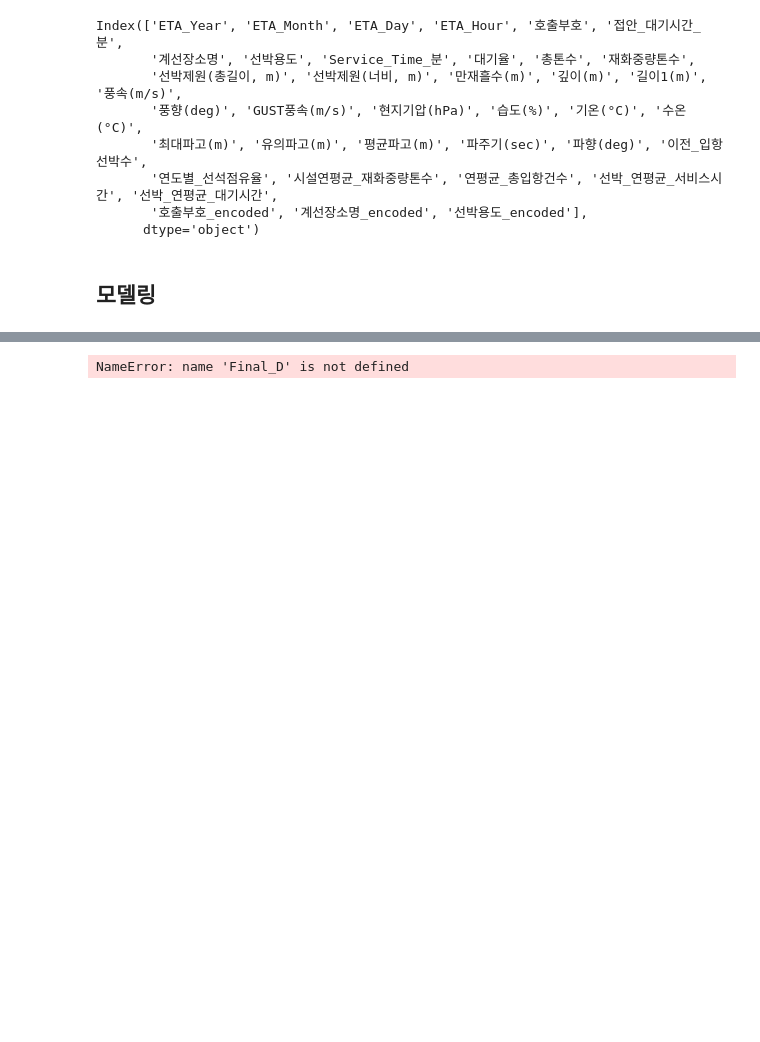
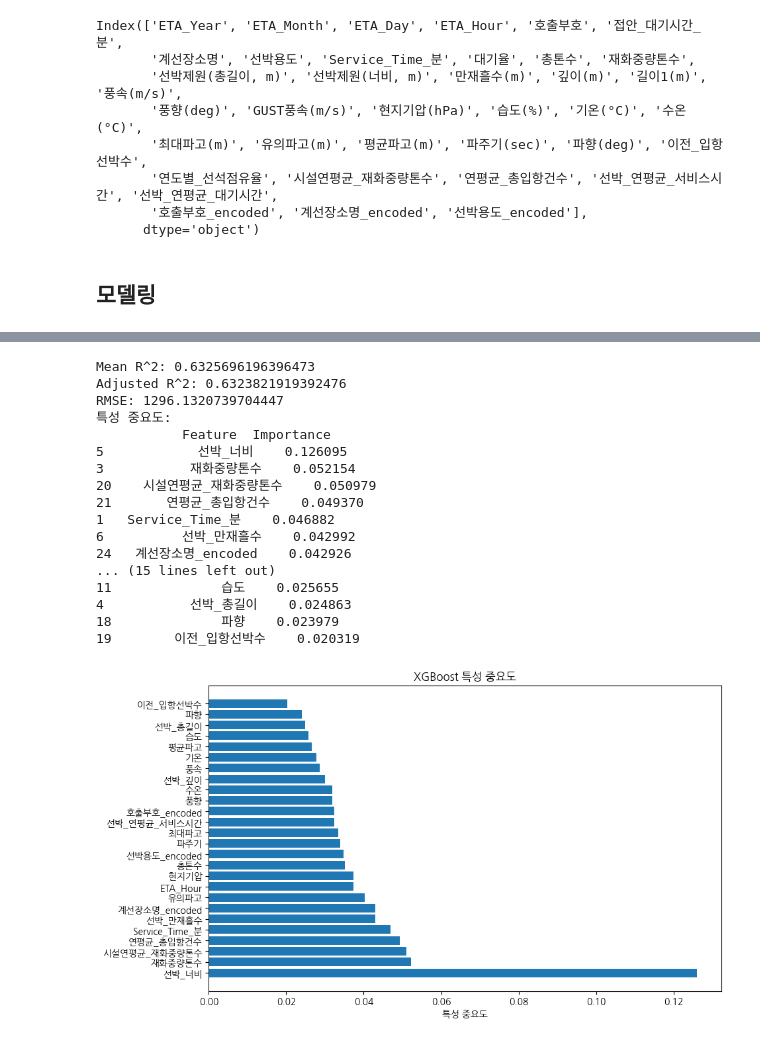
Before and after one commit to GyudongHan/Project_1, a Jupyter notebook: 프로젝트 3/XGBoost.ipynb, the cells around one changed output, grey strips where cells are left out. Cells and saved outputs as stored; diff of their text form; code cells hidden in the pictures; blank space fills up the shorter version.

```diff
--- a/프로젝트 3/XGBoost.ipynb
+++ b/프로젝트 3/XGBoost.ipynb
@@ -294,53 +182,80 @@ RMSE: 1096.2605242253724
 # 필요한 라이브러리 불러오기
 import xgboost as xgb
 from sklearn.model_selection import train_test_split, cross_val_score
-from sklearn.metrics import mean_squared_error, r2_score  # 추가: R square 계산을 위한 모듈
+from sklearn.metrics import mean_squared_error, r2_score  # 추가: 결정계수 계산을 위한 모듈
 import pandas as pd
 import numpy as np
 import matplotlib.pyplot as plt  # 추가: 시각화를 위한 모듈
 
 # 입력 변수와 타겟 변수 나누기
-X = Final_D[fil_cols]
+X = Final_D[x_cols]
 y = Final_D['접안_대기시간_분']
 
 # 데이터를 학습용과 테스트용으로 나누기
 X_train, X_test, y_train, y_test = train_test_split(X, y, test_size=0.2, random_state=12)
 
 # XGBoost 모델 생성
-model_xgb = xgb.XGBRegressor(
+model = xgb.XGBRegressor(
     objective='reg:squarederror',
     max_depth=5,
     learning_rate=0.3,
     n_estimators=200
 )
 
 # 10-fold 교차 검증 수행
 scoring = 'neg_mean_squared_error'
-cv_results = cross_val_score(model_xgb, X, y, cv=10, scoring=scoring)
+cv_results = cross_val_score(model, X, y, cv=10, scoring=scoring)
+
+# 결정계수 계산 및 출력
+r2 = np.mean([r2_score(y, model.fit(X, y).predict(X)) for score in cv_results])
+print(f"Mean R^2: {r2}")
+
+# 데이터의 수와 독립 변수의 수 계산
+n = X.shape[0]
+k = X.shape[1]
+
+# 조정 결정계수 계산
+adj_r2 = 1 - ((1 - r2) * (n - 1) / (n - k - 1))
+print(f"Adjusted R^2: {adj_r2}")
 
 # 결과 출력
 rmse = np.sqrt(-cv_results.mean())
-print(f"XGBoost RMSE: {rmse}")
+print(f"RMSE: {rmse}")
 
 # 특성 중요도 출력
-model_xgb.fit(X_train, y_train)
-feature_importance_xgb = model_xgb.feature_importances_
-feature_names_xgb = X.columns
+model.fit(X_train, y_train)
+feature_importance = model.feature_importances_
+feature_names = X.columns
 
-# 이후에 R square 계산을 위해 테스트 데이터에 대해 XGBoost 모델을 fit한 후 예측을 수행합니다.
-model_xgb.fit(X_train, y_train)
-y_pred_xgb = model_xgb.predict(X_test)
+# 특성 중요도를 DataFrame으로 변환하여 내림차순으로 정렬
+feature_importance_df = pd.DataFrame({'Feature': feature_names, 'Importance': feature_importance})
+sorted_feature_importance_df = feature_importance_df.sort_values(by='Importance', ascending=False)
 
-# R square 계산
-r2_xgb = r2_score(y_test, y_pred_xgb)
-print(f"XGBoost R^2: {r2_xgb}")
+print("특성 중요도:")
+print(sorted_feature_importance_df)
 
-# 추가: 피처 임포턴스 시각화
+# 특성 중요도 시각화
 plt.figure(figsize=(10, 6))
-plt.barh(range(len(feature_names_xgb)), feature_importance_xgb, align='center')
-plt.yticks(range(len(feature_names_xgb)), feature_names_xgb)
-plt.xlabel('Feature Importance')
-plt.title('XGBoost Feature Importance')
+plt.barh(sorted_feature_importance_df['Feature'], sorted_feature_importance_df['Importance'])
+plt.xlabel('특성 중요도')
+plt.title('XGBoost 특성 중요도')
 plt.show()
 # %% [output]
-NameError: name 'Final_D' is not defined
+Mean R^2: 0.6325696196396473
+Adjusted R^2: 0.6323821919392476
+RMSE: 1296.1320739704447
+특성 중요도:
+           Feature  Importance
+5            선박_너비    0.126095
+3           재화중량톤수    0.052154
+20    시설연평균_재화중량톤수    0.050979
+21       연평균_총입항건수    0.049370
+1   Service_Time_분    0.046882
+6          선박_만재흘수    0.042992
+24   계선장소명_encoded    0.042926
+... (15 lines left out)
+11              습도    0.025655
+4           선박_총길이    0.024863
+18              파향    0.023979
+19        이전_입항선박수    0.020319
+[figure, added]
```
Also changed, not shown: parts of 27 cells of this notebook, 11 other files.
